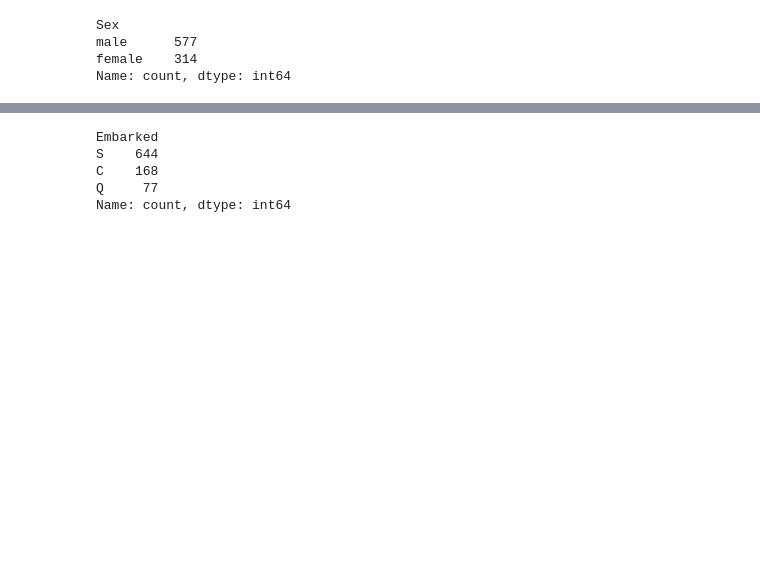
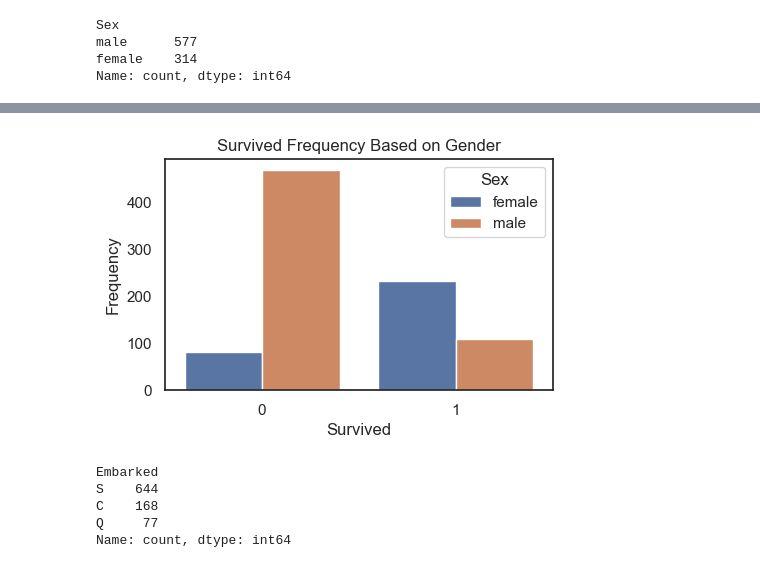
Before and after one commit to tanjatom/MachineLearning, a Jupyter notebook: Classification/titanic_ML_from_disaster.ipynb, the cells around one changed output, grey strips where cells are left out. Cells and saved outputs as stored; diff of their text form; code cells hidden in the pictures; blank space fills up the shorter version.

```diff
--- a/Classification/titanic_ML_from_disaster.ipynb
+++ b/Classification/titanic_ML_from_disaster.ipynb
@@ -137,3 +170,6 @@ Sex
 male      577
 female    314
 Name: count, dtype: int64
+# %%
+survived_sex = train_data.groupby("Sex")["Survived"].value_counts().reset_index()
+survived_sex.head()
@@ -140 +182,11 @@ Name: count, dtype: int64
+# %%
+# Visualize frequency of survival grouped by sex
+plt.figure(figsize=(5, 3))
+sns.barplot(data=survived_sex, x="Survived", y="count", hue="Sex")
+plt.title("Survived Frequency Based on Gender")
+plt.xlabel("Survived")
+plt.ylabel("Frequency")
+plt.show()
+# %% [output]
+[figure, added]
 # %%
```
Also changed, not shown: parts of 10 cells of this notebook.
